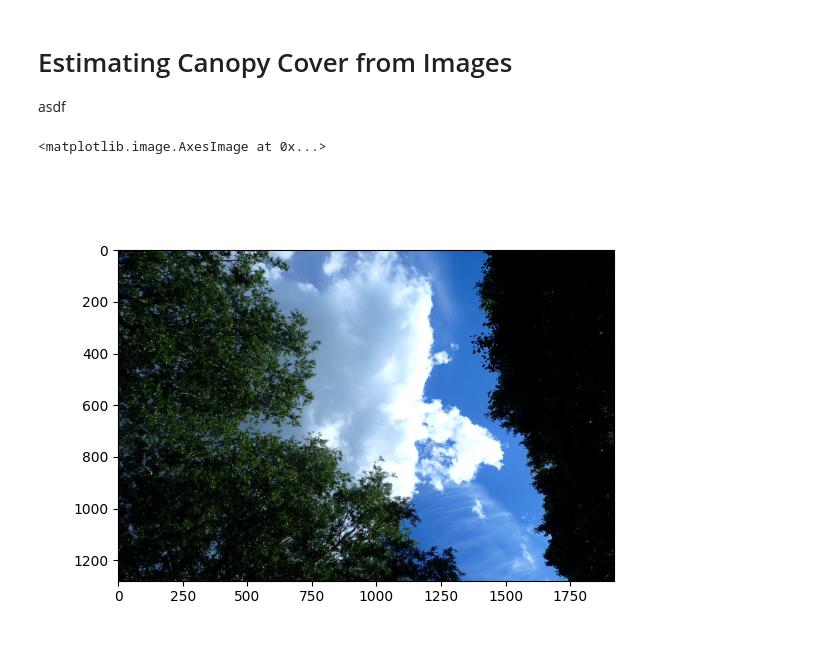
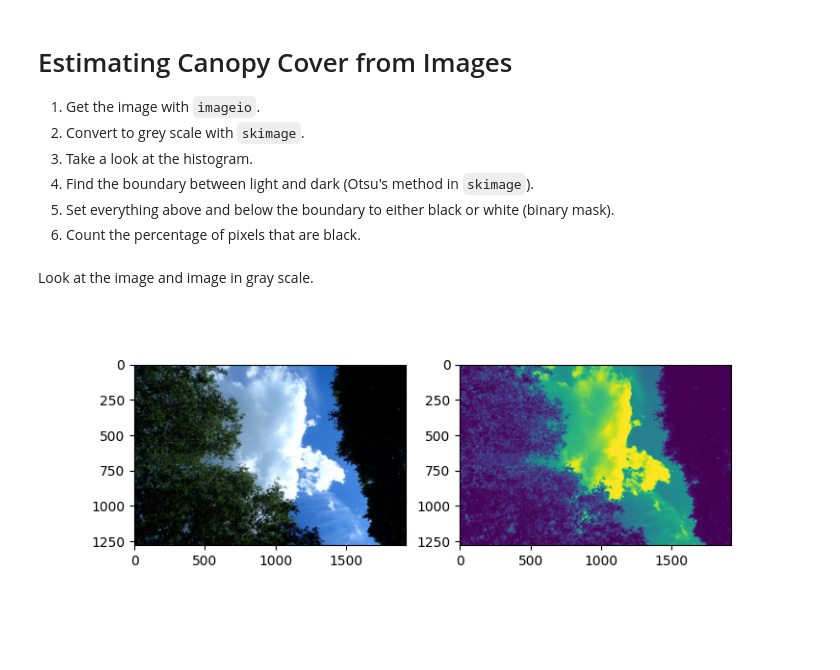
Before and after one commit to joejcollins/atlanta-shore, a Jupyter notebook: notebooks/canopy_cover.ipynb, the cells around one changed output. Saved outputs shown, nothing was run; the diff lists cells and outputs as text; code cells hidden in the pictures; blank space fills up the shorter version.

Commit message:
Canopy cover calculation draft

```diff
--- a/notebooks/canopy_cover.ipynb
+++ b/notebooks/canopy_cover.ipynb
@@ -1,18 +1,36 @@
-# %% [markdown]
-# Estimating Canopy Cover from Images
-
-asdf
+# %% [markdown]
+# Estimating Canopy Cover from Images
+
+1. Get the image with `imageio`.
+2. Convert to grey scale with `skimage`.
+3. Take a look at the histogram.
+4. Find the boundary between light and dark (Otsu's method in `skimage`).
+5. Set everything above and below the boundary to either black or white (binary mask).
+6. Count the percentage of pixels that are black.
 # %%
 %matplotlib widget
 
 import imageio.v3 as iio
+import numpy
+import skimage
 from matplotlib import pyplot
-
-canopy_image = iio.imread(
-    uri="../data/raw/2019-06/P6200003.JPG"
-    )
-fig, ax = pyplot.subplots()
-ax.imshow(canopy_image)
-# %% [output]
-<matplotlib.image.AxesImage at 0x...>
-[figure, removed]
+# %% [markdown]
+Look at the image and image in gray scale.
+# %%
+"""test"""
+CANOPY_IMAGE = iio.imread(
+    uri="../data/raw/2019-06/P6200003.JPG"
+    )
+
+CANOPY_IMAGE_IN_GRAYSCALE = skimage.color.rgb2gray(CANOPY_IMAGE)
+
+fig, axes = pyplot.subplots(1, 2, figsize=(8, 3))  # Adjust DPI if needed
+axes[0].imshow(CANOPY_IMAGE)
+axes[0].axis('on')
+
+axes[1].imshow(CANOPY_IMAGE_IN_GRAYSCALE)
+axes[1].axis('on')
+
+pyplot.show()
+# %% [output]
+[figure, added]
```
Also changed, not shown: parts of 1 cell of this notebook.
